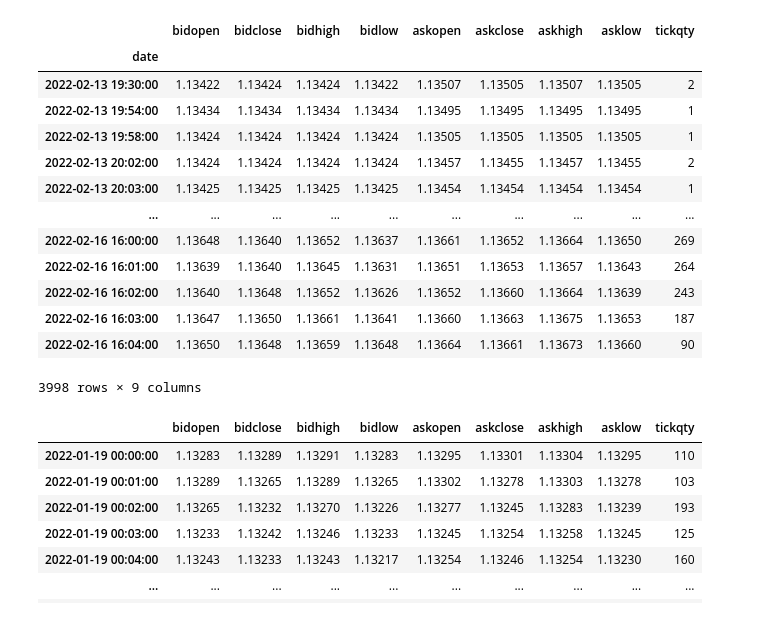
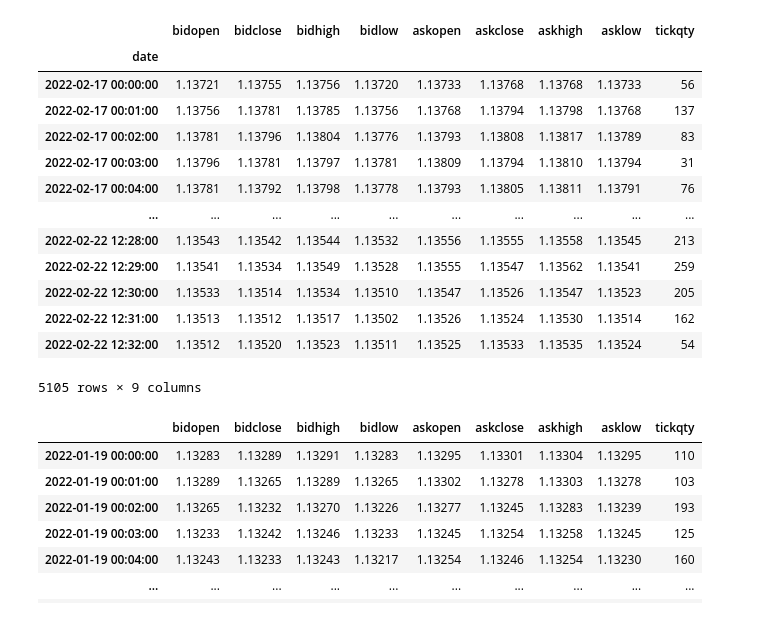
Before and after one commit to sonupal129/affinity, a Jupyter notebook: algo_test.ipynb, the cells around one changed output. Saved outputs shown, nothing was run; the diff lists cells and outputs as text; code cells hidden in the pictures.

```diff
--- a/algo_test.ipynb
+++ b/algo_test.ipynb
@@ -25,27 +24,27 @@ con
 # %%
 import datetime as dt
 from icecream import ic
 
 
-start = dt.datetime(2022,2,12)
-end = dt.datetime(2022,2,17)
+start = dt.datetime(2022,2,17)
+end = dt.datetime(2022,2,23)
 data = con.get_candles('EUR/USD', period='m1', start=start, end=end) #number=250 start=start, end=end
 data
 # %% [output]
 |  | bidopen | bidclose | bidhigh | bidlow | askopen | askclose | askhigh | asklow | tickqty |
 | date |  |  |  |  |  |  |  |  |  |
-| 2022-02-13 19:30:00 | 1.13422 | 1.13424 | 1.13424 | 1.13422 | 1.13507 | 1.13505 | 1.13507 | 1.13505 | 2 |
-| 2022-02-13 19:54:00 | 1.13434 | 1.13434 | 1.13434 | 1.13434 | 1.13495 | 1.13495 | 1.13495 | 1.13495 | 1 |
-| 2022-02-13 19:58:00 | 1.13424 | 1.13424 | 1.13424 | 1.13424 | 1.13505 | 1.13505 | 1.13505 | 1.13505 | 1 |
-| 2022-02-13 20:02:00 | 1.13424 | 1.13424 | 1.13424 | 1.13424 | 1.13457 | 1.13455 | 1.13457 | 1.13455 | 2 |
-| 2022-02-13 20:03:00 | 1.13425 | 1.13425 | 1.13425 | 1.13425 | 1.13454 | 1.13454 | 1.13454 | 1.13454 | 1 |
+| 2022-02-17 00:00:00 | 1.13721 | 1.13755 | 1.13756 | 1.13720 | 1.13733 | 1.13768 | 1.13768 | 1.13733 | 56 |
+| 2022-02-17 00:01:00 | 1.13756 | 1.13781 | 1.13785 | 1.13756 | 1.13768 | 1.13794 | 1.13798 | 1.13768 | 137 |
+| 2022-02-17 00:02:00 | 1.13781 | 1.13796 | 1.13804 | 1.13776 | 1.13793 | 1.13808 | 1.13817 | 1.13789 | 83 |
+| 2022-02-17 00:03:00 | 1.13796 | 1.13781 | 1.13797 | 1.13781 | 1.13809 | 1.13794 | 1.13810 | 1.13794 | 31 |
+| 2022-02-17 00:04:00 | 1.13781 | 1.13792 | 1.13798 | 1.13778 | 1.13793 | 1.13805 | 1.13811 | 1.13791 | 76 |
 | ... | ... | ... | ... | ... | ... | ... | ... | ... | ... |
-| 2022-02-16 16:00:00 | 1.13648 | 1.13640 | 1.13652 | 1.13637 | 1.13661 | 1.13652 | 1.13664 | 1.13650 | 269 |
-| 2022-02-16 16:01:00 | 1.13639 | 1.13640 | 1.13645 | 1.13631 | 1.13651 | 1.13653 | 1.13657 | 1.13643 | 264 |
-| 2022-02-16 16:02:00 | 1.13640 | 1.13648 | 1.13652 | 1.13626 | 1.13652 | 1.13660 | 1.13664 | 1.13639 | 243 |
-| 2022-02-16 16:03:00 | 1.13647 | 1.13650 | 1.13661 | 1.13641 | 1.13660 | 1.13663 | 1.13675 | 1.13653 | 187 |
-| 2022-02-16 16:04:00 | 1.13650 | 1.13648 | 1.13659 | 1.13648 | 1.13664 | 1.13661 | 1.13673 | 1.13660 | 90 |
+| 2022-02-22 12:28:00 | 1.13543 | 1.13542 | 1.13544 | 1.13532 | 1.13556 | 1.13555 | 1.13558 | 1.13545 | 213 |
+| 2022-02-22 12:29:00 | 1.13541 | 1.13534 | 1.13549 | 1.13528 | 1.13555 | 1.13547 | 1.13562 | 1.13541 | 259 |
+| 2022-02-22 12:30:00 | 1.13533 | 1.13514 | 1.13534 | 1.13510 | 1.13547 | 1.13526 | 1.13547 | 1.13523 | 205 |
+| 2022-02-22 12:31:00 | 1.13513 | 1.13512 | 1.13517 | 1.13502 | 1.13526 | 1.13524 | 1.13530 | 1.13514 | 162 |
+| 2022-02-22 12:32:00 | 1.13512 | 1.13520 | 1.13523 | 1.13511 | 1.13525 | 1.13533 | 1.13535 | 1.13524 | 54 |
-3998 rows × 9 columns
+5105 rows × 9 columns
 # %%
 import pandas as pd
 def print_data(data, dataframe):
```
Also changed, not shown: parts of 8 cells of this notebook, 2 other files.
